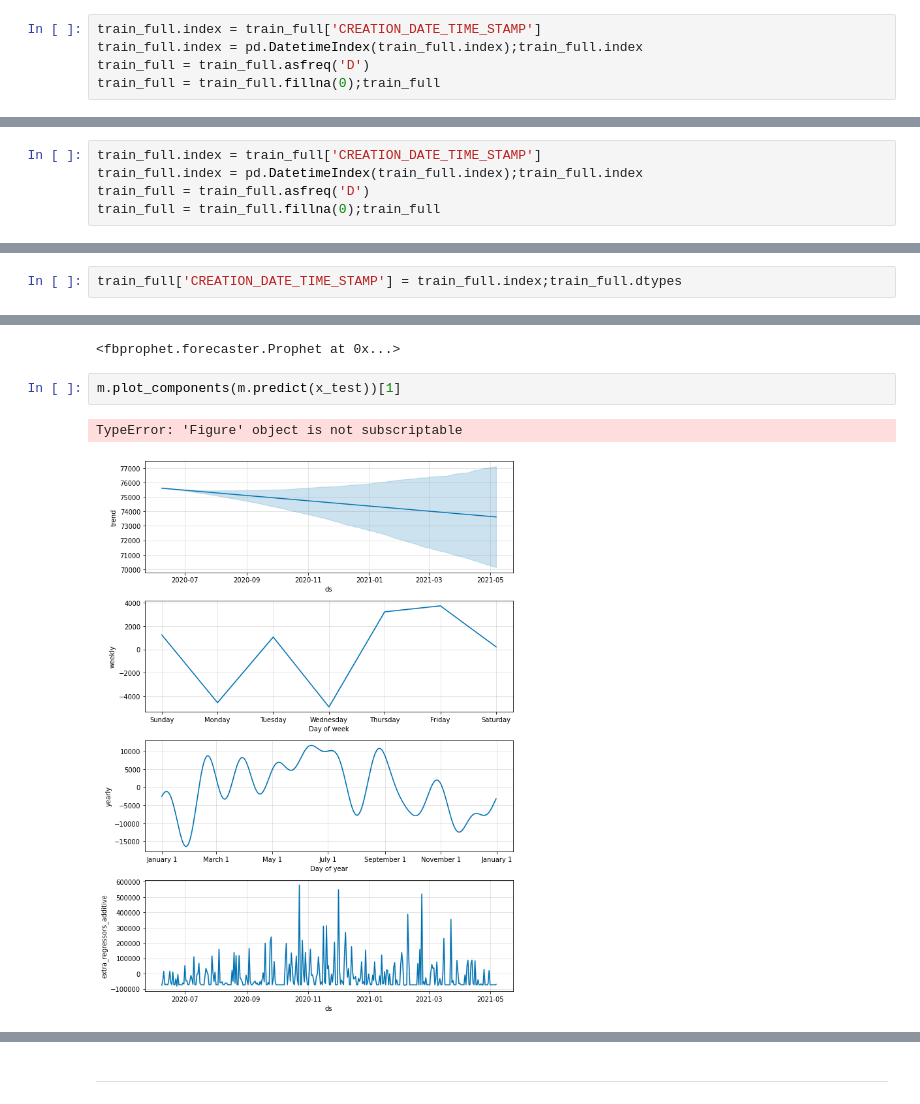
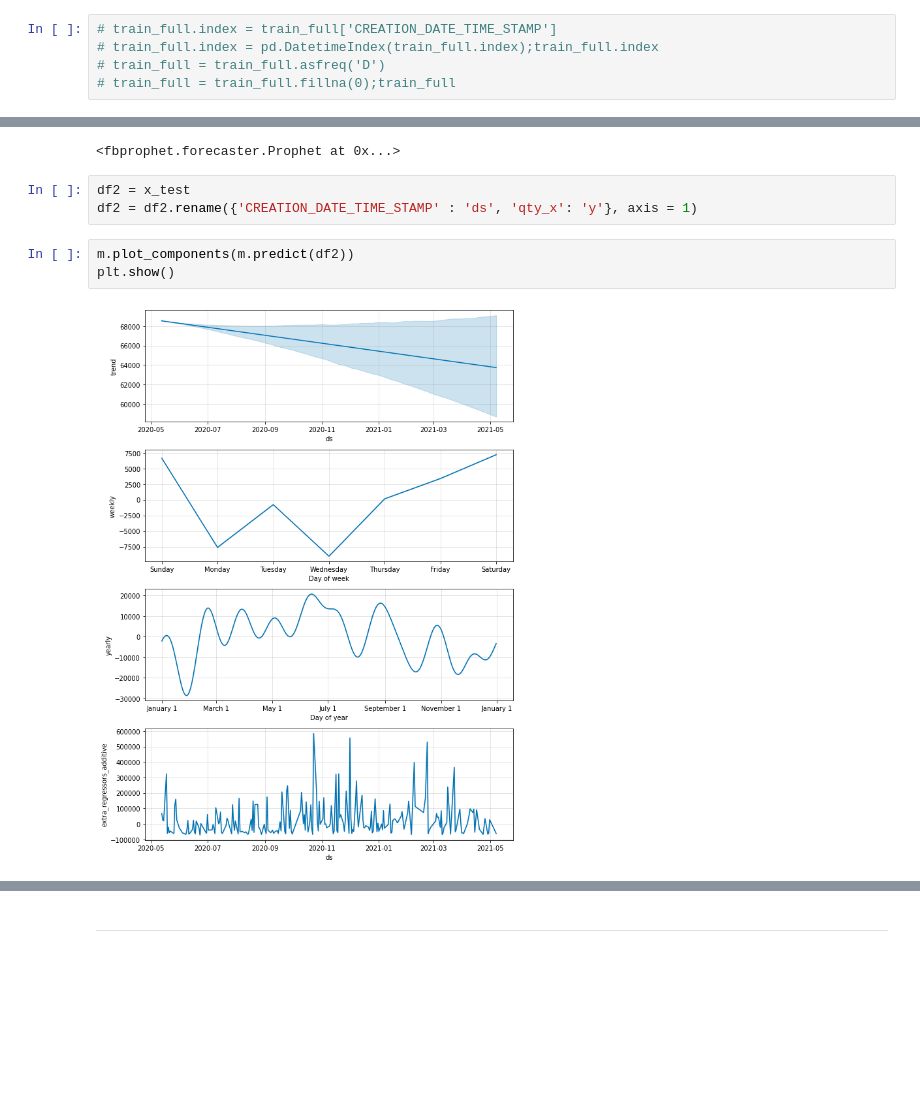
Before and after one commit to fyenne/play3_timeseries, a Jupyter notebook: hpi_out.ipynb, the cells around one changed output, grey strips where cells are left out. Saved outputs shown, nothing was run; the diff lists cells and outputs as text; blank space fills up the shorter version.

```diff
--- a/hpi_out.ipynb
+++ b/hpi_out.ipynb
@@ -176,5 +226,5 @@ train_first['CREATION_DATE_TIME_STAMP'] = pd.to_datetime(train_first['CREATION_D
 # %%
-train_full.index = train_full['CREATION_DATE_TIME_STAMP']
-train_full.index = pd.DatetimeIndex(train_full.index);train_full.index
-train_full = train_full.asfreq('D')
-train_full = train_full.fillna(0);train_full
+# train_full.index = train_full['CREATION_DATE_TIME_STAMP']
+# train_full.index = pd.DatetimeIndex(train_full.index);train_full.index
+# train_full = train_full.asfreq('D')
+# train_full = train_full.fillna(0);train_full
@@ -246,5 +230,0 @@ train_full = train_full.merge(train_first, on = 'CREATION_DATE_TIME_STAMP', how
-# %%
-train_full.index = train_full['CREATION_DATE_TIME_STAMP']
-train_full.index = pd.DatetimeIndex(train_full.index);train_full.index
-train_full = train_full.asfreq('D')
-train_full = train_full.fillna(0);train_full
@@ -266,2 +230,0 @@ train_full = train_full.fillna(0);train_full
-# %%
-train_full['CREATION_DATE_TIME_STAMP'] = train_full.index;train_full.dtypes
@@ -317,10 +251,13 @@ m.fit(df)
 # %% [output]
 INFO:fbprophet:Disabling daily seasonality. Run prophet with daily_seasonality=True to override this.
 <fbprophet.forecaster.Prophet at 0x...>
+# %%
+df2 = x_test
+df2 = df2.rename({'CREATION_DATE_TIME_STAMP' : 'ds', 'qty_x': 'y'}, axis = 1)
 # %%
-m.plot_components(m.predict(x_test))[1]
+m.plot_components(m.predict(df2))
+plt.show()
 # %% [output]
-TypeError: 'Figure' object is not subscriptable
-[figure, old version]
+[figure, new version]
 # %%
 # %%warning = False
```
Also changed, not shown: parts of 33 cells of this notebook.
